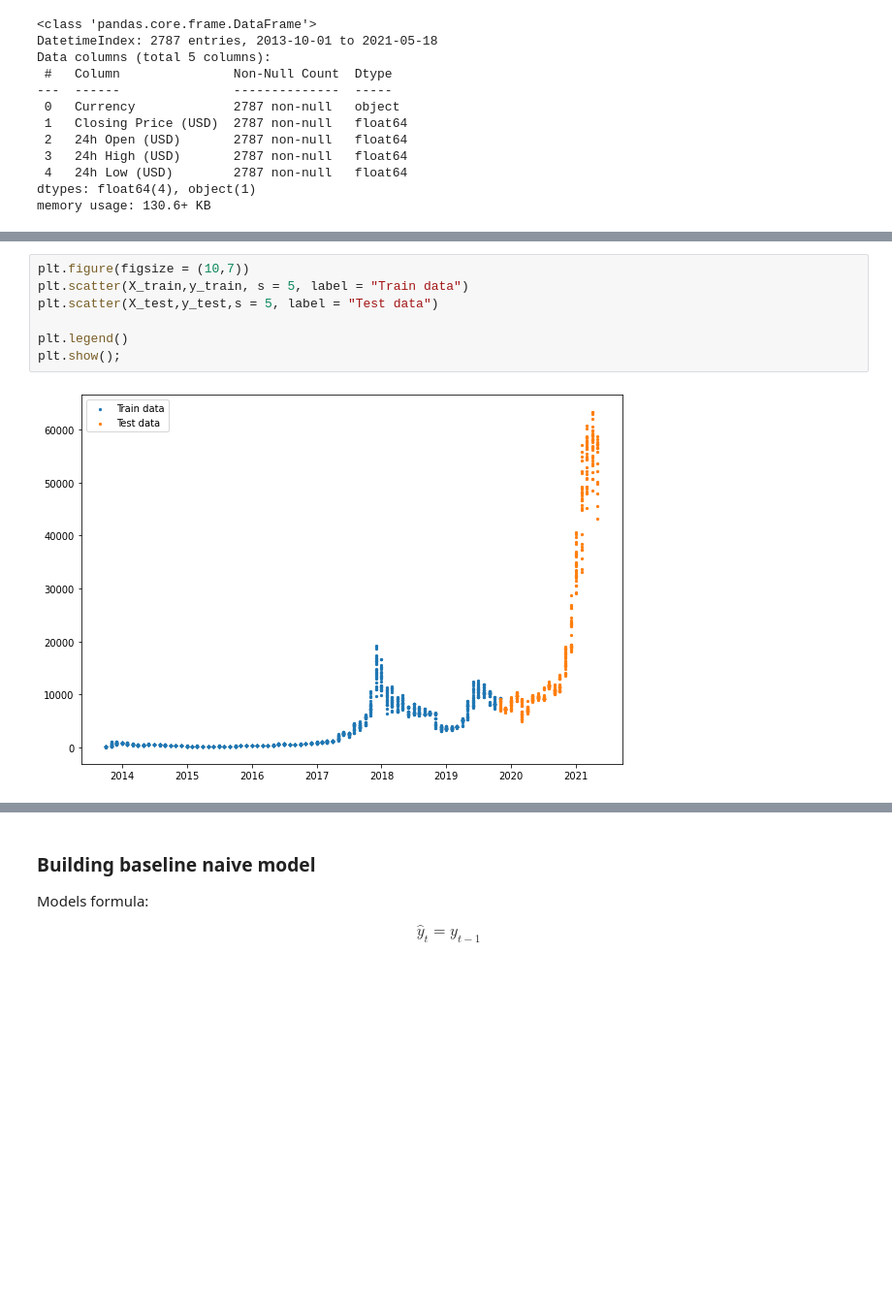
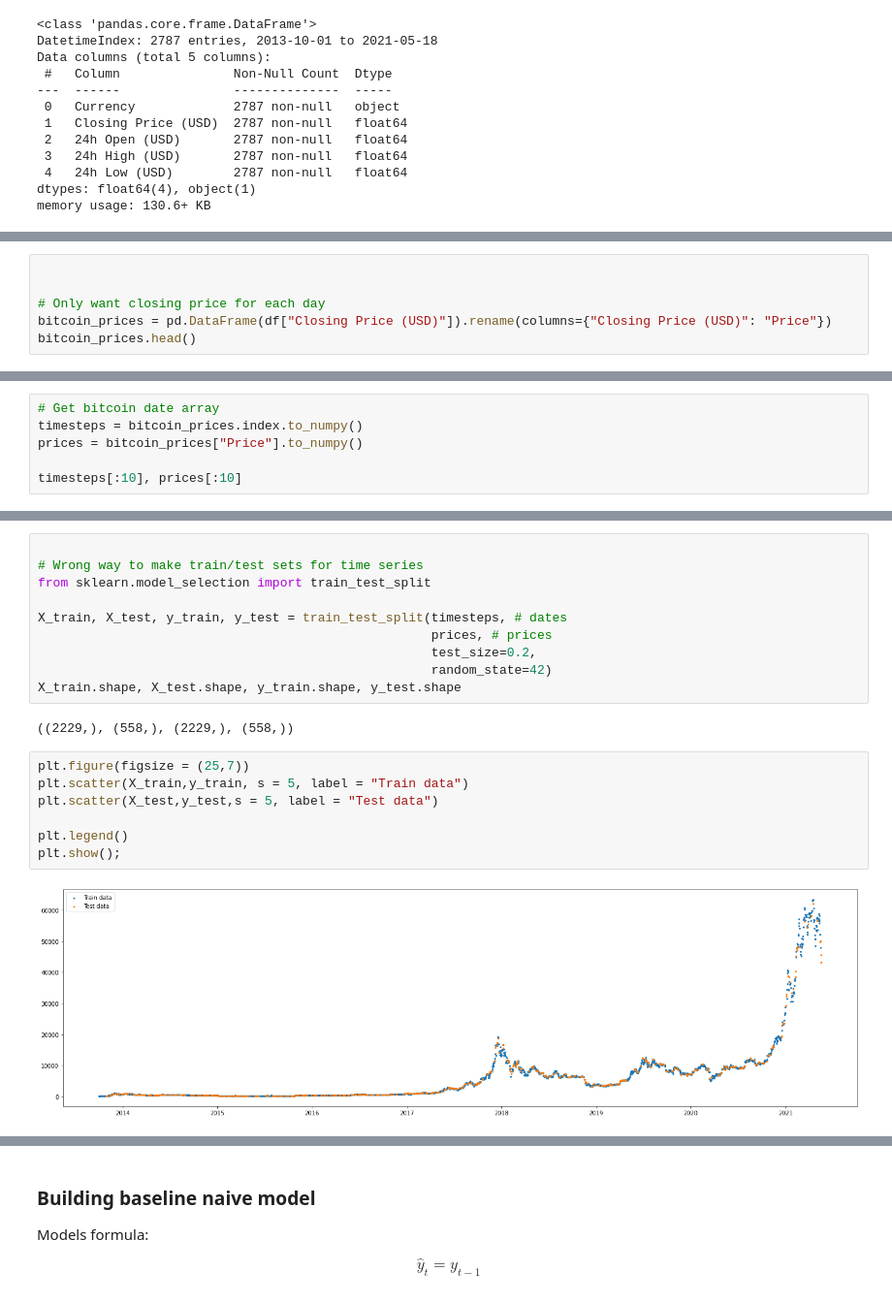
Before and after one commit to eMIKARp/TimeSeries_With_TENSORFLOW, a Jupyter notebook: TimeSeries_With_TENSORFLOW.ipynb, the cells around one changed output, grey strips where cells are left out. Shown at 97% size. Saved outputs shown, nothing was run; the diff lists cells and outputs as text; blank space fills up the shorter version.

Commit message:
Second model ready

```diff
--- a/TimeSeries_With_TENSORFLOW.ipynb
+++ b/TimeSeries_With_TENSORFLOW.ipynb
@@ -101,0 +54,6 @@ plt.show();
+# %%
+
+
+# Only want closing price for each day
+bitcoin_prices = pd.DataFrame(df["Closing Price (USD)"]).rename(columns={"Closing Price (USD)": "Price"})
+bitcoin_prices.head()
@@ -122,0 +130,6 @@ X_test, y_test = timesteps[split_size:], btc_price[split_size:]
+# %%
+# Get bitcoin date array
+timesteps = bitcoin_prices.index.to_numpy()
+prices = bitcoin_prices["Price"].to_numpy()
+
+timesteps[:10], prices[:10]
@@ -123,9 +145,21 @@ X_test, y_test = timesteps[split_size:], btc_price[split_size:]
+# %%
+
+# Wrong way to make train/test sets for time series
+from sklearn.model_selection import train_test_split
+
+X_train, X_test, y_train, y_test = train_test_split(timesteps, # dates
+                                                    prices, # prices
+                                                    test_size=0.2,
+                                                    random_state=42)
+X_train.shape, X_test.shape, y_train.shape, y_test.shape
+# %% [output]
+((2229,), (558,), (2229,), (558,))
 # %%
-plt.figure(figsize = (10,7))
+plt.figure(figsize = (25,7))
 plt.scatter(X_train,y_train, s = 5, label = "Train data")
 plt.scatter(X_test,y_test,s = 5, label = "Test data")
 
 plt.legend()
 plt.show();
 # %% [output]
-[figure, old version]
+[figure, new version]
```
Also changed, not shown: parts of 42 cells of this notebook.
